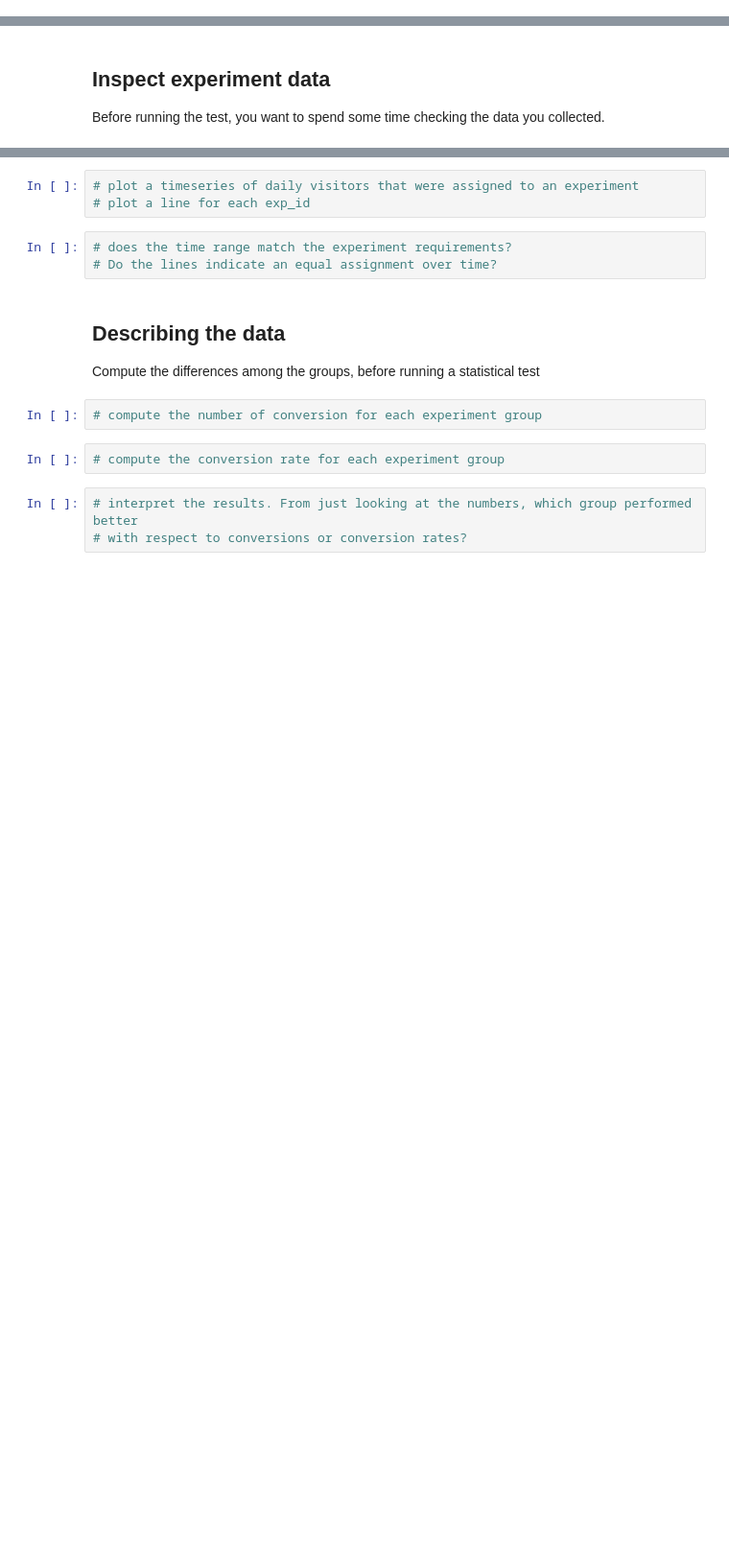
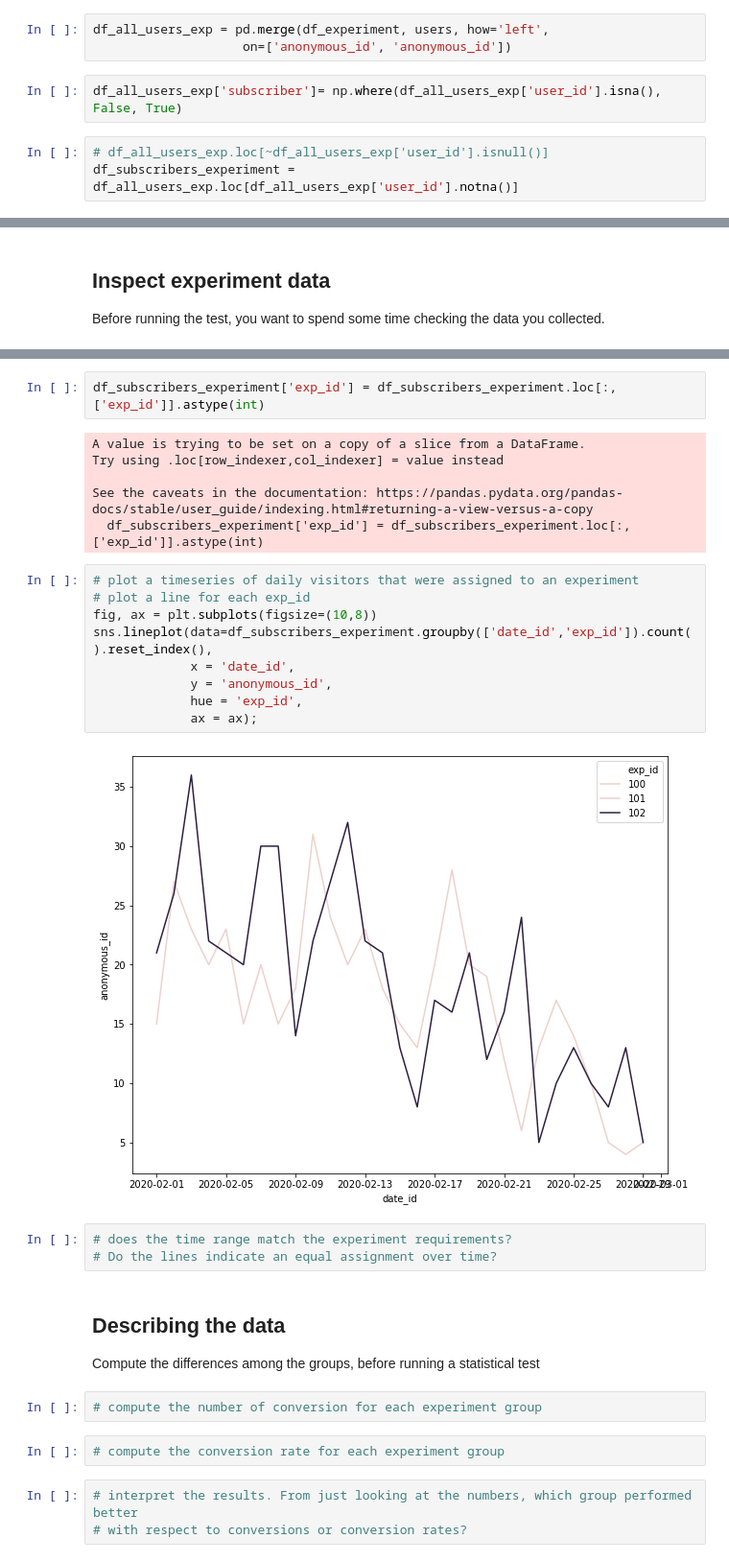
Before and after one commit to Lsacy/data-ber-08-20, a Jupyter notebook: Labs/module-2_labs/05_applied-analysis/03_ab_testing/ab_test_conversion_rate.ipynb, the cells around one changed output, grey strips where cells are left out. Shown: that part at 96% size. Drawn from its saved outputs; the diff is of its cells as text; blank space fills up the shorter version.

```diff
--- a/Labs/module-2_labs/05_applied-analysis/03_ab_testing/ab_test_conversion_rate.ipynb
+++ b/Labs/module-2_labs/05_applied-analysis/03_ab_testing/ab_test_conversion_rate.ipynb
@@ -121,0 +129,8 @@ To simplify the analysis, filter and merge the datasets to only focus on what's
+# %%
+df_all_users_exp = pd.merge(df_experiment, users, how='left',
+                    on=['anonymous_id', 'anonymous_id'])
+# %%
+df_all_users_exp['subscriber']= np.where(df_all_users_exp['user_id'].isna(), False, True)
+# %%
+# df_all_users_exp.loc[~df_all_users_exp['user_id'].isnull()]
+df_subscribers_experiment = df_all_users_exp.loc[df_all_users_exp['user_id'].notna()]
@@ -126,6 +154,22 @@ Before running the test, you want to spend some time checking the data you colle
+# %%
+df_subscribers_experiment['exp_id'] = df_subscribers_experiment.loc[:,['exp_id']].astype(int)
+# %% [output]
+A value is trying to be set on a copy of a slice from a DataFrame.
+Try using .loc[row_indexer,col_indexer] = value instead
+
+See the caveats in the documentation: https://pandas.pydata.org/pandas-docs/stable/user_guide/indexing.html#returning-a-view-versus-a-copy
+  df_subscribers_experiment['exp_id'] = df_subscribers_experiment.loc[:,['exp_id']].astype(int)
 # %%
 # plot a timeseries of daily visitors that were assigned to an experiment
 # plot a line for each exp_id
+fig, ax = plt.subplots(figsize=(10,8))
+sns.lineplot(data=df_subscribers_experiment.groupby(['date_id','exp_id']).count().reset_index(),
+             x = 'date_id',
+             y = 'anonymous_id',
+             hue = 'exp_id',
+             ax = ax);
+# %% [output]
+[figure, added]
 # %%
 # does the time range match the experiment requirements?
 # Do the lines indicate an equal assignment over time?
```
Also changed, not shown: parts of 5 cells of this notebook, 1 other file.
